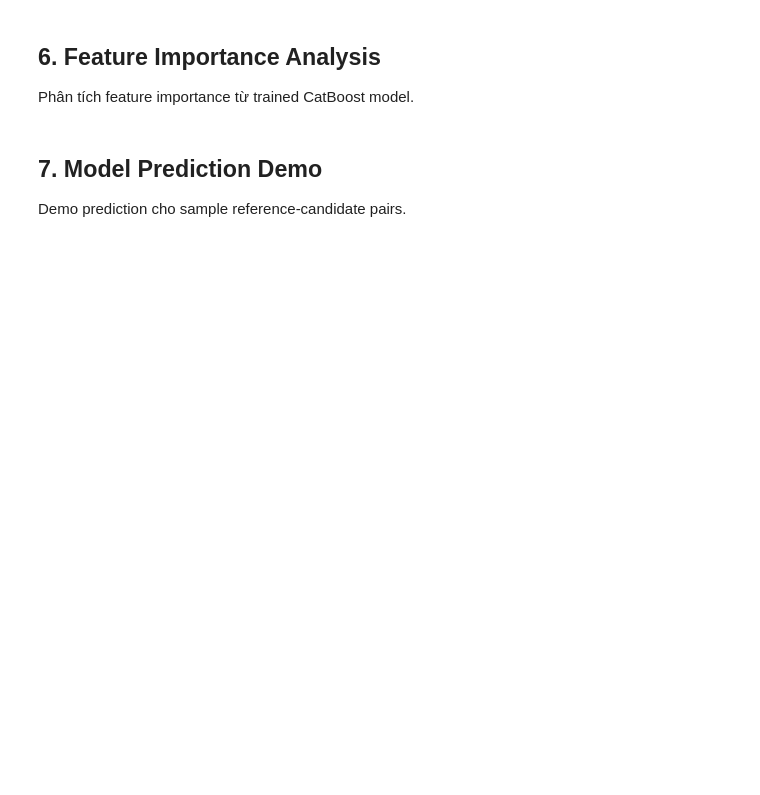
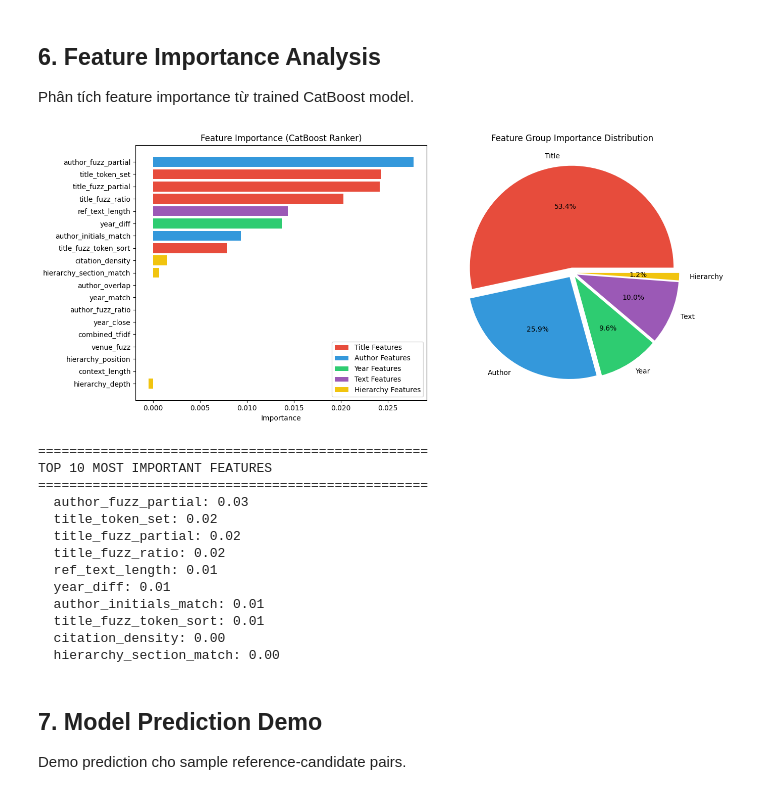
Before and after one commit to LeMinhNhat2901/parsing_standardlization_laTex, a Jupyter notebook: notebooks/03_model_training.ipynb, the cells around one changed output. Drawn from its saved outputs; the diff is of its cells as text; code cells hidden in the pictures; blank space fills up the shorter version.

```diff
--- a/notebooks/03_model_training.ipynb
+++ b/notebooks/03_model_training.ipynb
@@ -473,7 +552,7 @@ Phân tích feature importance từ trained CatBoost model.
 
 if CATBOOST_AVAILABLE and ranker is not None:
     # Get feature importance from trained model
-    feature_importance = ranker.get_feature_importance()
+    feature_importance = ranker.get_feature_importance(train_pool)
 else:
     # Simulated feature importance (based on domain knowledge)
     feature_importance = np.array([
@@ -531,33 +610,48 @@ ax1.legend(handles=legend_elements, loc='lower right')
 
 # Group importance
 ax2 = axes[1]
 group_importance = {
     'Title': importance_df[importance_df['feature'].str.contains('title')]['importance'].sum(),
     'Author': importance_df[importance_df['feature'].str.contains('author')]['importance'].sum(),
     'Year': importance_df[importance_df['feature'].str.contains('year')]['importance'].sum(),
     'Text': importance_df[importance_df['feature'].str.contains('tfidf|venue|text')]['importance'].sum(),
     'Hierarchy': importance_df[~importance_df['feature'].str.contains('title|author|year|tfidf|venue|text')]['importance'].sum(),
 }
 
 colors = ['#e74c3c', '#3498db', '#2ecc71', '#9b59b6', '#f1c40f']
 wedges, texts, autotexts = ax2.pie(
     group_importance.values(),
     labels=group_importance.keys(),
     autopct='%1.1f%%',
     colors=colors,
     explode=[0.05]*5
 )
 ax2.set_title('Feature Group Importance Distribution')
 
 plt.tight_layout()
 plt.show()
 
 # Print top features
 print("\n" + "=" * 50)
 print("TOP 10 MOST IMPORTANT FEATURES")
 print("=" * 50)
 for i, row in importance_df.head(10).iterrows():
     print(f"  {row['feature']}: {row['importance']:.2f}")
+# %% [output]
+[figure, added]
+==================================================
+TOP 10 MOST IMPORTANT FEATURES
+==================================================
+  author_fuzz_partial: 0.03
+  title_token_set: 0.02
+  title_fuzz_partial: 0.02
+  title_fuzz_ratio: 0.02
+  ref_text_length: 0.01
+  year_diff: 0.01
+  author_initials_match: 0.01
+  title_fuzz_token_sort: 0.01
+  citation_density: 0.00
+  hierarchy_section_match: 0.00
 # %% [markdown]
 ## 7. Model Prediction Demo
 
```
Also changed, not shown: parts of 11 cells of this notebook, 2 other files.
